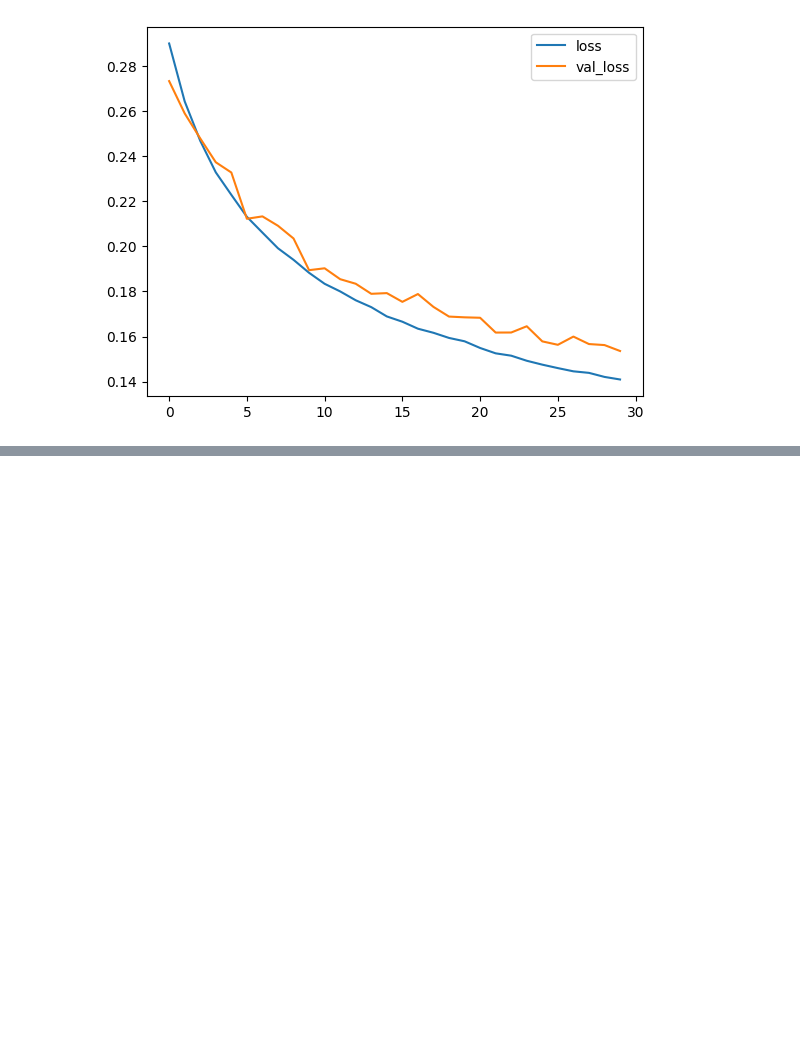
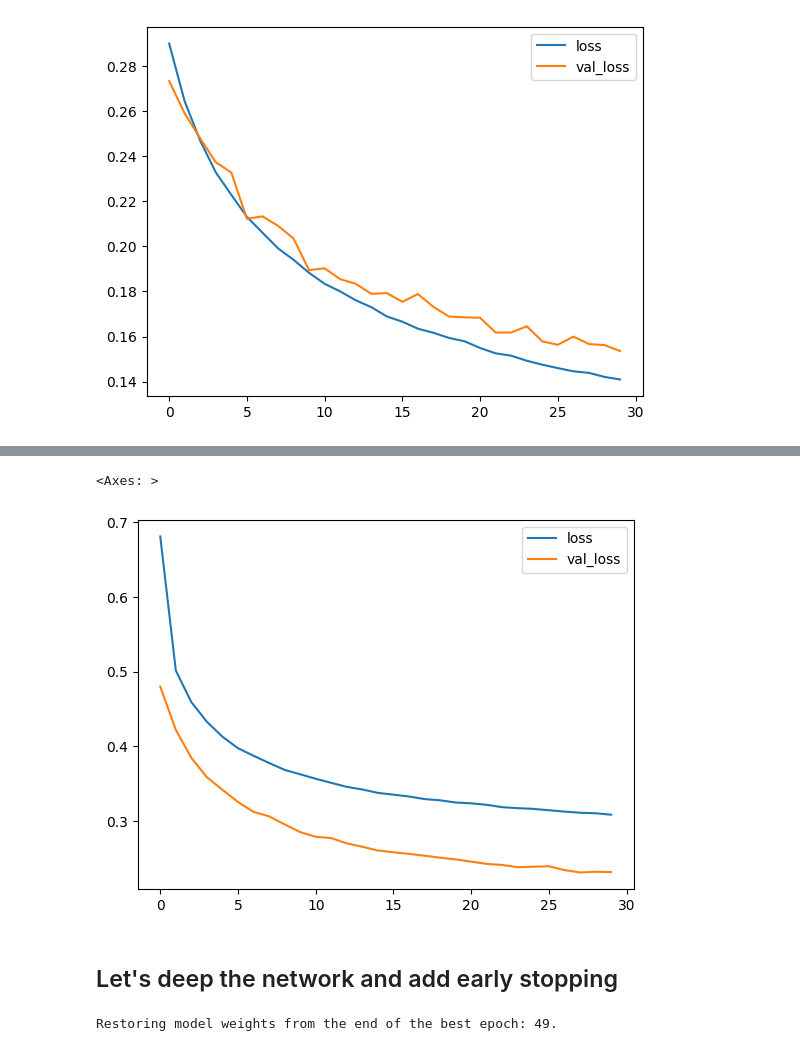
Before and after one commit to matheeshagit/Covertype_Deep_Learning_Solution, a Jupyter notebook: Covertype.ipynb, the cells around one changed output, grey strips where cells are left out. Cells and saved outputs as stored; diff of their text form; code cells hidden in the pictures; blank space fills up the shorter version.

Commit message:
Add dropout layers to reduce overfitting and create a final wider and deeper network with early stopping to achieve more generalization

```diff
--- a/Covertype.ipynb
+++ b/Covertype.ipynb
@@ -195,0 +198,26 @@ history_df.loc[:, ['loss', 'val_loss']].plot()
+# %%
+model = keras.Sequential([
+    layers.Dense(units=256, activation='relu', input_shape=(X_train.shape[1],)),
+    layers.BatchNormalization(),
+    layers.Dropout(0.3),
+    layers.Dense(units=128, activation='relu'),
+    layers.BatchNormalization(),
+    layers.Dropout(0.2),
+    layers.Dense(units=64, activation='relu'),
+    layers.BatchNormalization(),
+    layers.Dense(units=7, activation='softmax'),
+])
+
+model.compile(
+    optimizer='adam',
+    loss='sparse_categorical_crossentropy',
+    metrics=['accuracy'],
+)
+# %%
+history = model.fit(
+    X_train, y_train,
+    validation_data=(X_val, y_val),
+    epochs=30,
+    batch_size=512,
+    verbose=1
+)
@@ -195,0 +242,8 @@ history_df.loc[:, ['loss', 'val_loss']].plot()
+# %%
+history_df = pd.DataFrame(history.history)
+history_df.loc[:, ['loss', 'val_loss']].plot()
+# %% [output]
+<Axes: >
+[figure, added]
+# %% [markdown]
+## Let's deep the network and add early stopping
@@ -195,0 +273,16 @@ history_df.loc[:, ['loss', 'val_loss']].plot()
+# %%
+callbacks = [
+    EarlyStopping(monitor='val_loss', patience=5, verbose=1, restore_best_weights=True),
+    ReduceLROnPlateau(monitor='val_loss',factor=0.1, patience=5, verbose=1)
+]
+
+history = model.fit(
+    X_train, y_train,
+    validation_data=(X_val, y_val),
+    epochs=50,
+    batch_size=512,
+    callbacks=callbacks,
+    verbose=0
+)
+# %% [output]
+Restoring model weights from the end of the best epoch: 49.
```
Also changed, not shown: parts of 5 cells of this notebook.
